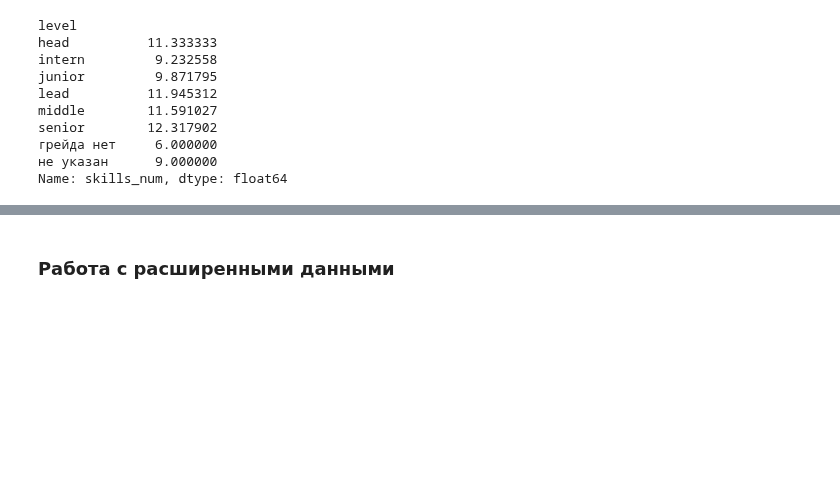
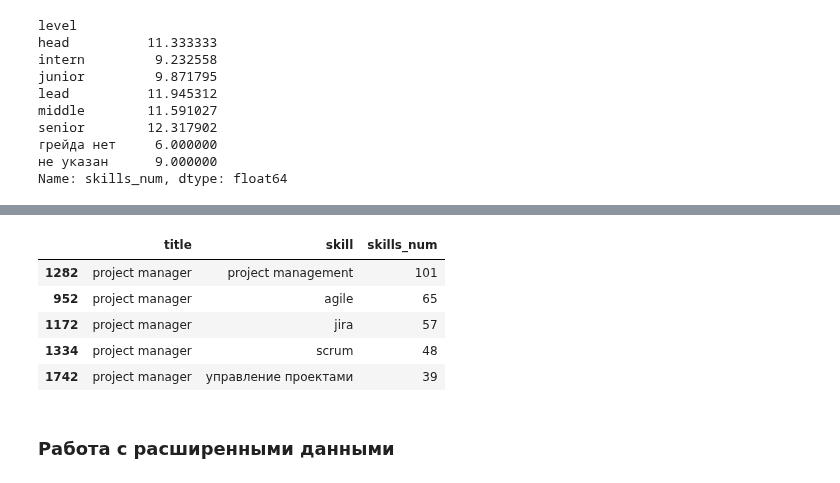
Before and after one commit to kmvitik/smadimo_group_project_2_scraping_api, a Jupyter notebook: hirehi/hirehi_eda.ipynb, the cells around one changed output, grey strips where cells are left out. Cells and saved outputs as stored; diff of their text form; code cells hidden in the pictures; blank space fills up the shorter version.

```diff
--- a/hirehi/hirehi_eda.ipynb
+++ b/hirehi/hirehi_eda.ipynb
@@ -110,3 +127,30 @@ plt.tight_layout()
+# %%
+top_n = 5
+
+skill_title = pd.merge(
+    left=data_processed,
+    right=data_skills,
+    on='id'
+)[['title', 'skill']]
+top3_exp = skill_title[skill_title['title'].isin(top_3_vac)]
+top3_exp = top3_exp.groupby(['title', 'skill']).size().reset_index(name='skills_num')
+top3_exp = top3_exp.sort_values(['title', 'skills_num'], ascending=False)
+
+data_system_analyst = top3_exp[top3_exp['title'] == 'системный аналитик'].head(top_n)
+data_system_analyst
+
+data_product_manager = top3_exp[top3_exp['title'] == 'product manager'].head(top_n)
+data_product_manager
+
+data_project_manager = top3_exp[top3_exp['title'] == 'project manager'].head(top_n)
+data_project_manager
+# %% [output]
+|  | title | skill | skills_num |
+| 1282 | project manager | project management | 101 |
+| 952 | project manager | agile | 65 |
+| 1172 | project manager | jira | 57 |
+| 1334 | project manager | scrum | 48 |
+| 1742 | project manager | управление проектами | 39 |
 # %% [markdown]
 ### Работа с расширенными данными
 # %%
```
Also changed, not shown: parts of 6 cells of this notebook.
